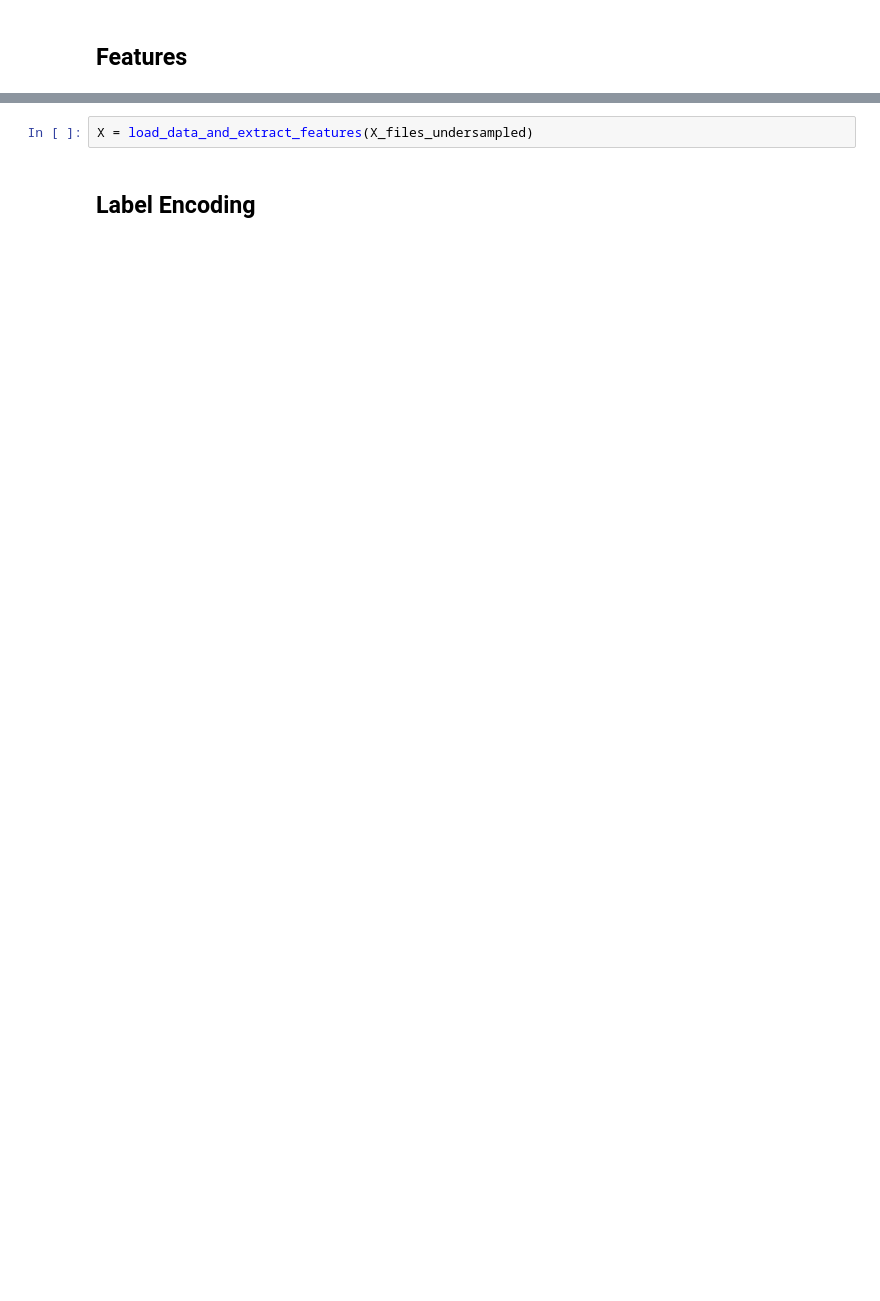
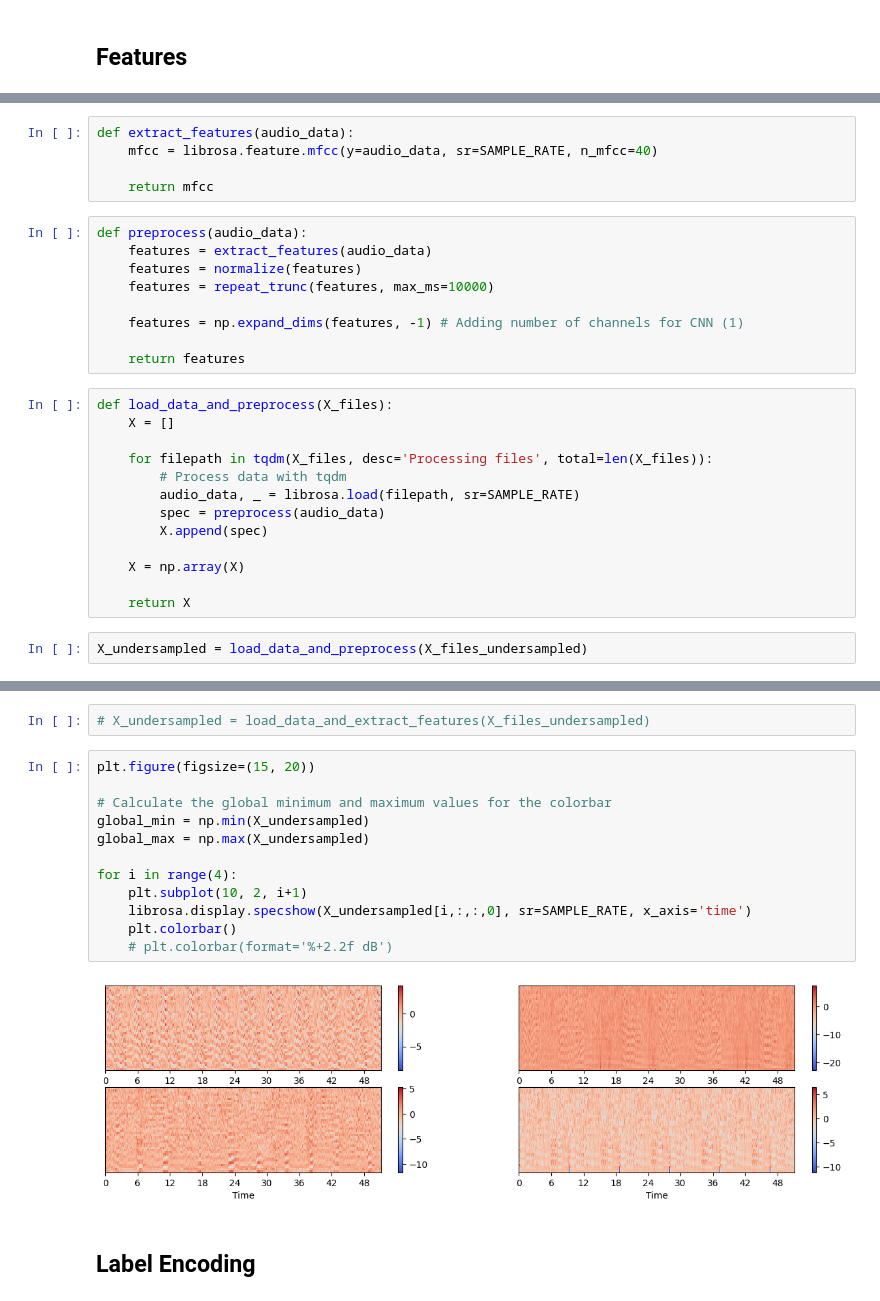
Before and after one commit to arthurcornelio88/birdclef2024-lewagon-1601, a Jupyter notebook: notebooks/Benoit/benoit-deep-learning.ipynb, the cells around one changed output, grey strips where cells are left out. Cells and saved outputs as stored; diff of their text form; blank space fills up the shorter version.

```diff
--- a/notebooks/Benoit/benoit-deep-learning.ipynb
+++ b/notebooks/Benoit/benoit-deep-learning.ipynb
@@ -163 +186,30 @@ sns.histplot(pd.Series(y_undersampled).value_counts(), bins='rice');
+# %%
+def extract_features(audio_data):
+    mfcc = librosa.feature.mfcc(y=audio_data, sr=SAMPLE_RATE, n_mfcc=40)
+
+    return mfcc
+# %%
+def preprocess(audio_data):
+    features = extract_features(audio_data)
+    features = normalize(features)
+    features = repeat_trunc(features, max_ms=10000)
+
+    features = np.expand_dims(features, -1) # Adding number of channels for CNN (1)
+
+    return features
+# %%
+def load_data_and_preprocess(X_files):
+    X = []
+
+    for filepath in tqdm(X_files, desc='Processing files', total=len(X_files)):
+        # Process data with tqdm
+        audio_data, _ = librosa.load(filepath, sr=SAMPLE_RATE)
+        spec = preprocess(audio_data)
+        X.append(spec)
+
+    X = np.array(X)
+
+    return X
+# %%
+X_undersampled = load_data_and_preprocess(X_files_undersampled)
 # %%
@@ -188,5 +271,19 @@ def load_data_and_extract_features(X_files, sample_rate=SAMPLE_RATE):
 # %%
-X = load_data_and_extract_features(X_files_undersampled)
+# X_undersampled = load_data_and_extract_features(X_files_undersampled)
+# %%
+plt.figure(figsize=(15, 20))
+
+# Calculate the global minimum and maximum values for the colorbar
+global_min = np.min(X_undersampled)
+global_max = np.max(X_undersampled)
+
+for i in range(4):
+    plt.subplot(10, 2, i+1)
+    librosa.display.specshow(X_undersampled[i,:,:,0], sr=SAMPLE_RATE, x_axis='time')
+    plt.colorbar()
+    # plt.colorbar(format='%+2.2f dB')
+# %% [output]
+[figure, added]
 # %% [markdown]
 ## Label Encoding
 # %%
```
Also changed, not shown: parts of 43 cells of this notebook.
